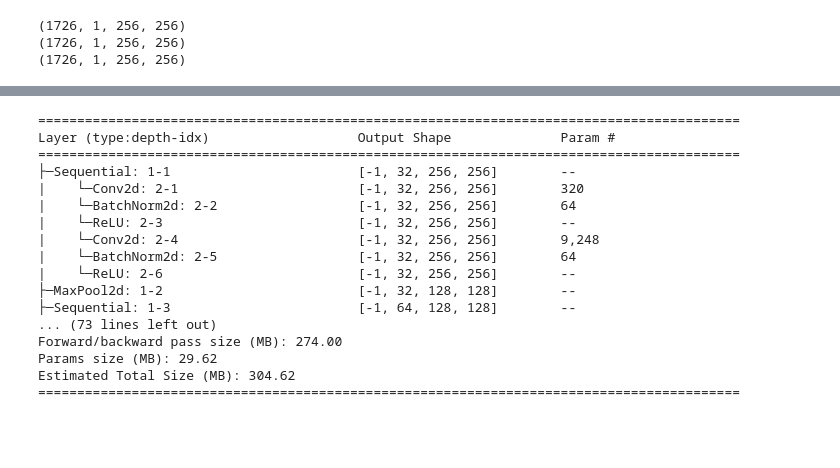
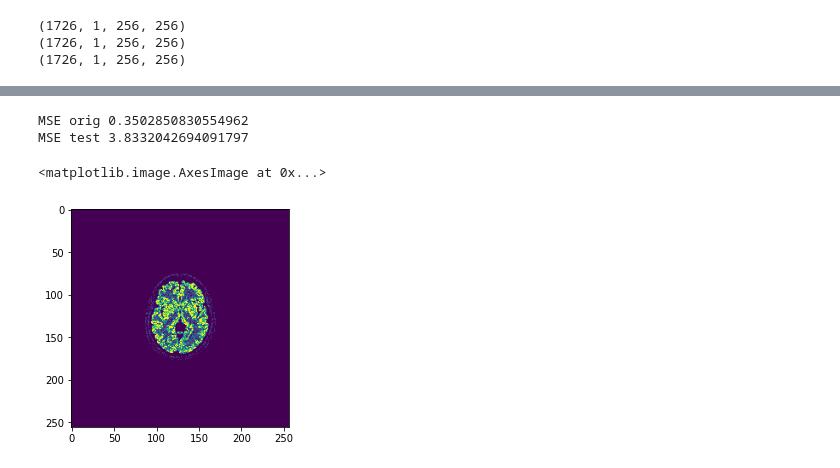
Before and after one commit to mabelzunce/PETDenoising, a Jupyter notebook: cnn/python/unet.ipynb, the cells around one changed output, grey strips where cells are left out. Drawn from its saved outputs; the diff is of its cells as text; code cells hidden in the pictures; blank space fills up the shorter version.

Commit message:
Unet

```diff
--- a/cnn/python/unet.ipynb
+++ b/cnn/python/unet.ipynb
@@ -190,7 +222,7 @@ class Unet(nn.Module):
         layer1UpData = torch.cat((layerConvTransposed,conv1), dim = 1)
         convTrans1 = self.layer1Up(layer1UpData)
 
-        outNet = torch.nn.Conv2d(32,2, kernel_size = 1)(convTrans1)
+        outNet = torch.nn.Conv2d(32,1, kernel_size = 1)(convTrans1)
         return outNet
 
 unet = Unet()
@@ -206,21 +228,0 @@ torch.Size([1, 2, 256, 256])
-# %%
-from torchsummary import summary
-summary = summary(unet, image)
-# %% [output]
-==========================================================================================
-Layer (type:depth-idx)                   Output Shape              Param #
-==========================================================================================
-├─Sequential: 1-1                        [-1, 32, 256, 256]        --
-|    └─Conv2d: 2-1                       [-1, 32, 256, 256]        320
-|    └─BatchNorm2d: 2-2                  [-1, 32, 256, 256]        64
-|    └─ReLU: 2-3                         [-1, 32, 256, 256]        --
-|    └─Conv2d: 2-4                       [-1, 32, 256, 256]        9,248
-|    └─BatchNorm2d: 2-5                  [-1, 32, 256, 256]        64
-|    └─ReLU: 2-6                         [-1, 32, 256, 256]        --
-├─MaxPool2d: 1-2                         [-1, 32, 128, 128]        --
-├─Sequential: 1-3                        [-1, 64, 128, 128]        --
-... (73 lines left out)
-Forward/backward pass size (MB): 274.00
-Params size (MB): 29.62
-Estimated Total Size (MB): 304.62
-==========================================================================================
@@ -250,0 +246,44 @@ train_groundTruth = train_groundTruth[:-5:,:,:,:]
+# %%
+# Prueba con un slice
+if __name__ == '__main__':
+    inputs = train_noisyImage[5]
+    inputs = np.expand_dims(inputs, axis=-3)
+    inputs = torch.Tensor(inputs)
+    out = unet(inputs)
+
+gT = train_groundTruth[5]
+gT = np.expand_dims(gT, axis=-3)
+gT = torch.Tensor(gT)
+
+inputs_np = inputs.detach().numpy()
+out_np = out.detach().numpy()
+gT_np = gT.detach().numpy()
+
+MSE_orig = MSE(inputs_np[0,0,:,:],gT_np[0,0,:,:])
+MSE_test = MSE(out_np[0,0,:,:],gT_np[0,0,:,:])
+
+print('MSE orig', MSE_orig)
+print('MSE test', MSE_test)
+
+
+# Guardar imgs en formato .nii
+
+img_inputs = sitk.GetImageFromArray(inputs_np[0,0,:,:])
+sitk.WriteImage(img_inputs,'inputsNoTrain.nii')
+
+img_out = sitk.GetImageFromArray(out_np[0,0,:,:])
+sitk.WriteImage(img_out,'outNoTrain.nii')
+
+
+img_gT = sitk.GetImageFromArray(gT_np[0,0,:,:])
+sitk.WriteImage(img_gT,'groundTruthNoTrain.nii')
+# %% [output]
+MSE orig 0.3502850830554962
+MSE test 3.8332042694091797
+# %%
+scaleForVisualization = 1.2*gT_np.max()
+
+plt.imshow(inputs_np[0,0,:,:] , vmin = 0, vmax = scaleForVisualization)
+# %% [output]
+<matplotlib.image.AxesImage at 0x...>
+[figure, added]
```
Also changed, not shown: parts of 22 cells of this notebook.
